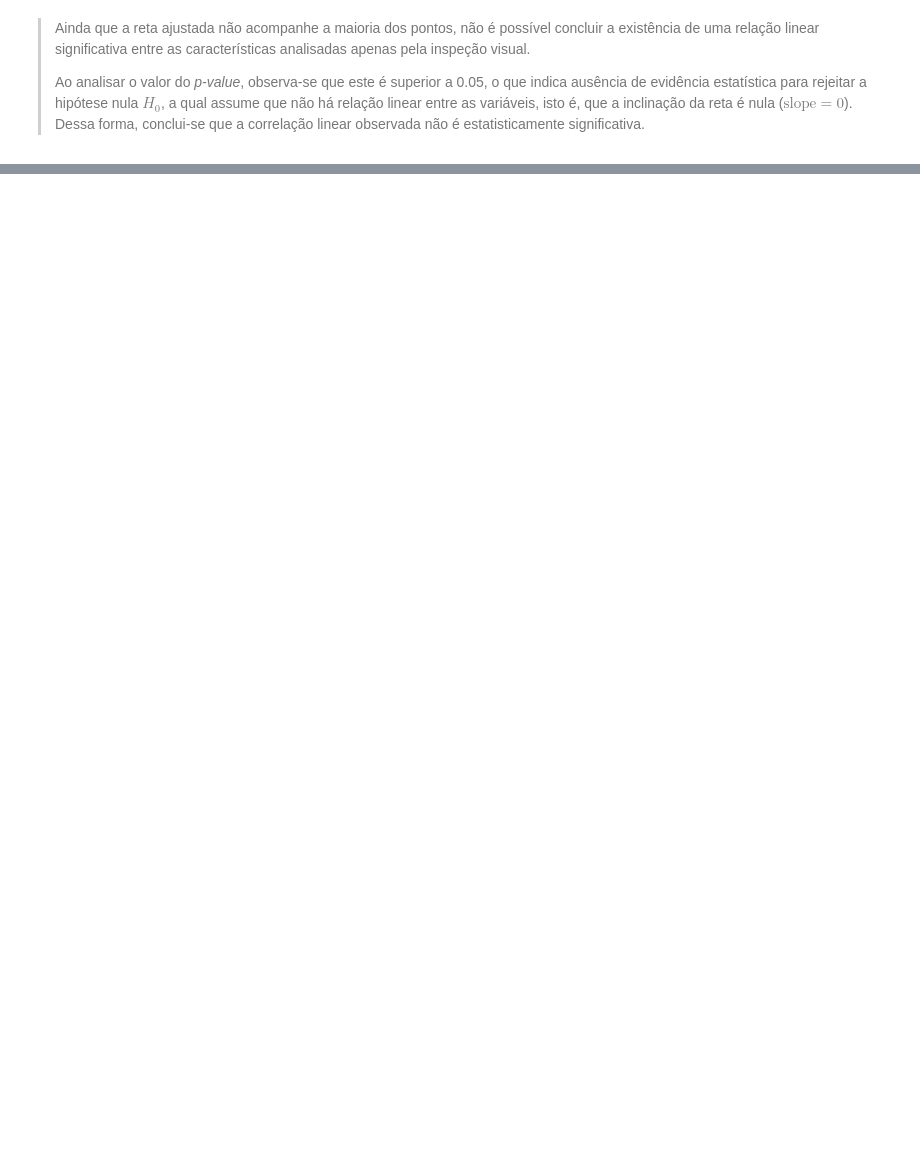
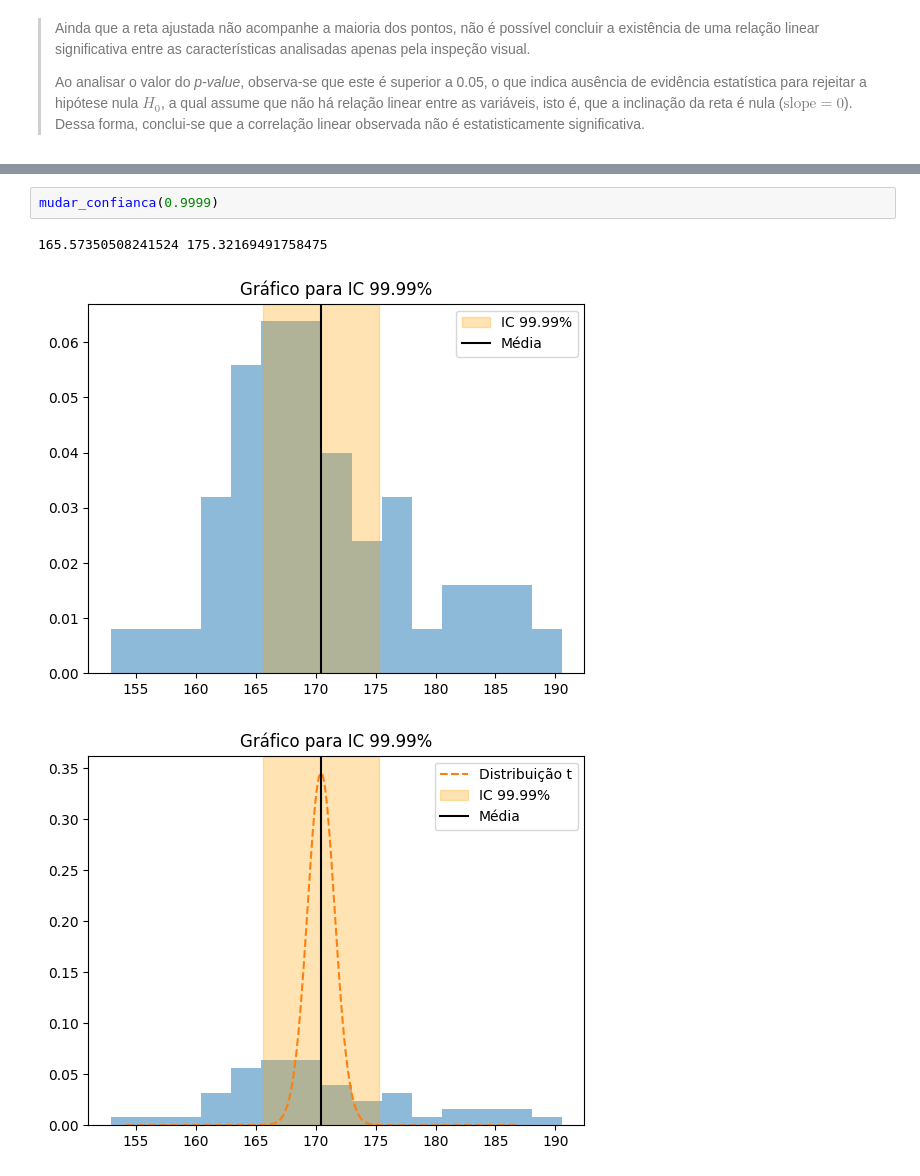
Before and after one commit to Gian-Figueiredo/mat-comp, a Jupyter notebook: cap 2/atv2.ipynb, the cells around one changed output, grey strips where cells are left out. Saved outputs shown, nothing was run; the diff lists cells and outputs as text; blank space fills up the shorter version.

```diff
--- a/cap 2/atv2.ipynb
+++ b/cap 2/atv2.ipynb
@@ -91,0 +197,6 @@ p-value: 0.2761737740683643
+# %%
+mudar_confianca(0.9999)
+# %% [output]
+165.57350508241524 175.32169491758475
+[figure, added]
+[figure, added]
```
Also changed, not shown: parts of 21 cells of this notebook.
